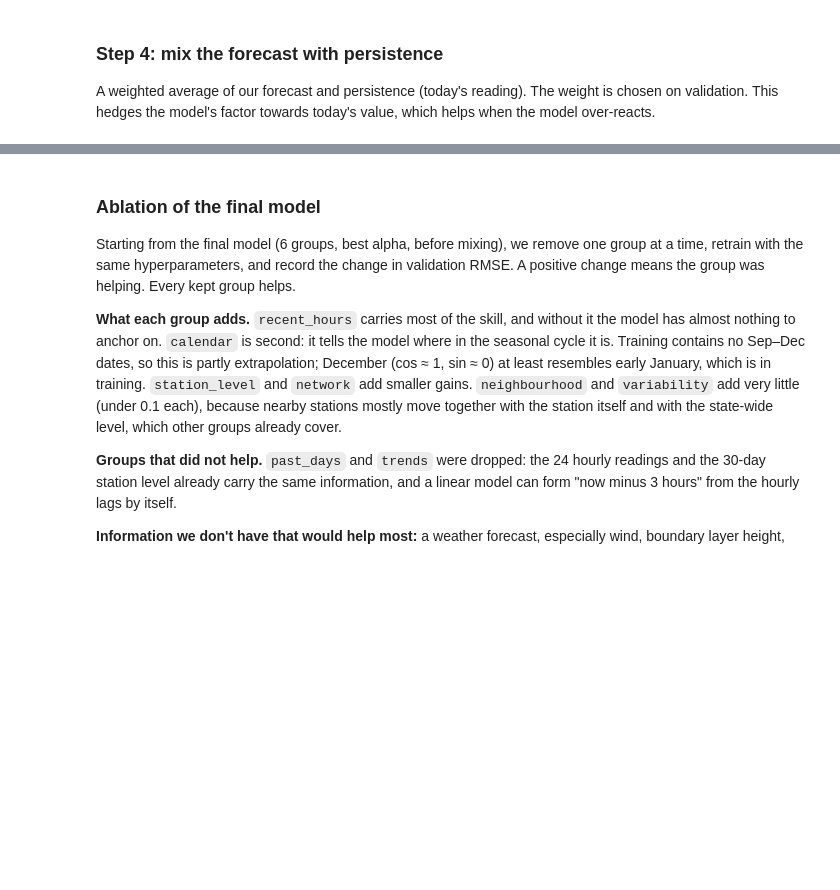
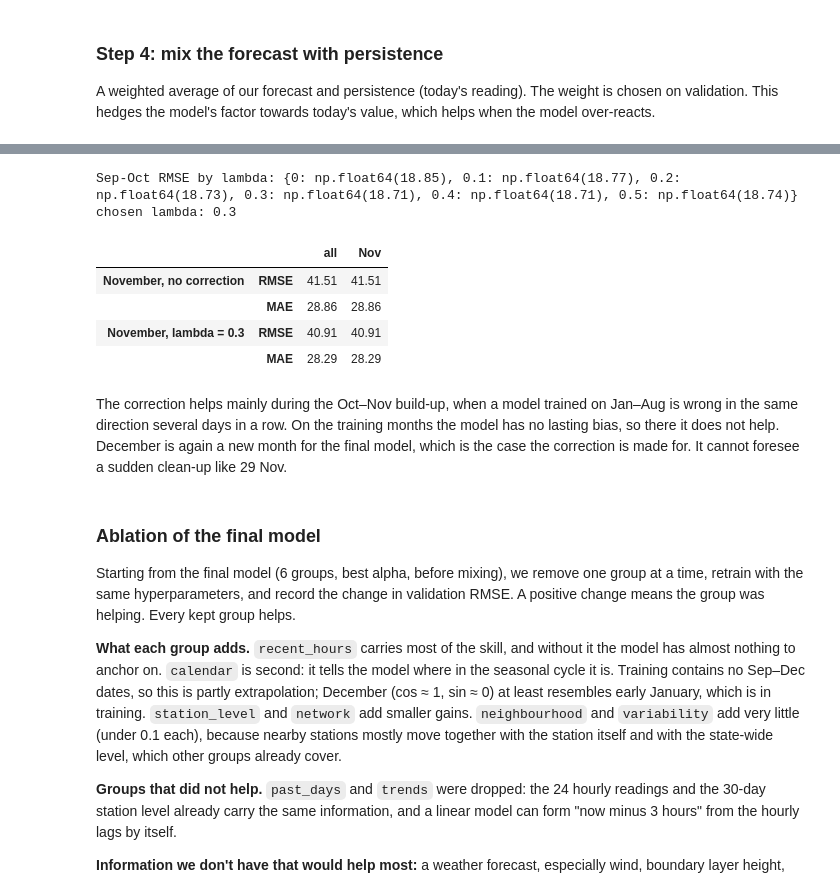
Before and after one commit to akode2803/CS771-PM25-Forecasting, a Jupyter notebook: mp1-solution/bihar_forecasting.ipynb, the cells around one changed output, grey strips where cells are left out. Drawn from its saved outputs; the diff is of its cells as text; code cells hidden in the pictures; blank space fills up the shorter version.

```diff
--- a/mp1-solution/bihar_forecasting.ipynb
+++ b/mp1-solution/bihar_forecasting.ipynb
@@ -331,3 +336,44 @@ best weight on our model: 0.9
+# %%
+def yesterday_state_error(df, predict):
+    """For each target day T: the state-mean log error of the forecast for T - 1 day, which is
+    known at the issue time of T (its target is the reading at that issue time)."""
+    err = np.log1p(df["target"]) - np.log1p(predict(df))
+    daily = err.groupby(df["target_time"]).mean()
+    return daily.shift(1, freq="D")
+
+
+STATE_ERR = yesterday_state_error(pd.concat([train, val]), predict_ridge)
+
+
+def predict_final(df, lam=None):
+    """Our final forecast: ridge + state-wide bias correction, then mixed with persistence."""
+    lam = LAMBDA if lam is None else lam
+    correction = STATE_ERR.reindex(df["target_time"]).fillna(0).to_numpy()
+    corrected = np.expm1(np.log1p(predict_ridge(df)) + lam * correction)
+    return BLEND * corrected + (1 - BLEND) * df["persistence"].to_numpy()
+
+
+lambdas = [0, 0.1, 0.2, 0.3, 0.4, 0.5]
+sep_oct, nov = val[val.target_time.dt.month <= 10], val[val.target_time.dt.month == 11]
+lam_rmse = {l: scores(sep_oct, predict_final(sep_oct, l)).loc["RMSE", "all"] for l in lambdas}
+print("Sep-Oct RMSE by lambda:", lam_rmse)
+LAMBDA = min(lam_rmse, key=lam_rmse.get)
+print("chosen lambda:", LAMBDA)
+pd.concat({"November, no correction": scores(nov, predict_final(nov, 0)),
+           f"November, lambda = {LAMBDA}": scores(nov, predict_final(nov))})
+# %% [output]
+Sep-Oct RMSE by lambda: {0: np.float64(18.85), 0.1: np.float64(18.77), 0.2: np.float64(18.73), 0.3: np.float64(18.71), 0.4: np.float64(18.71), 0.5: np.float64(18.74)}
+chosen lambda: 0.3
+|  |  | all | Nov |
+| November, no correction | RMSE | 41.51 | 41.51 |
+|  | MAE | 28.86 | 28.86 |
+| November, lambda = 0.3 | RMSE | 40.91 | 40.91 |
+|  | MAE | 28.29 | 28.29 |
+# %% [markdown]
+The correction helps mainly during the Oct–Nov build-up, when a model trained on Jan–Aug is wrong
+in the same direction several days in a row. On the training months the model has no lasting bias,
+so there it does not help. December is again a new month for the final model, which is the case
+the correction is made for. It cannot foresee a sudden clean-up like 29 Nov.
 # %% [markdown]
 ### Ablation of the final model
 Starting from the final model (6 groups, best alpha, before mixing), we remove one group at a time,
```
Also changed, not shown: parts of 10 cells of this notebook, 12 other files.
